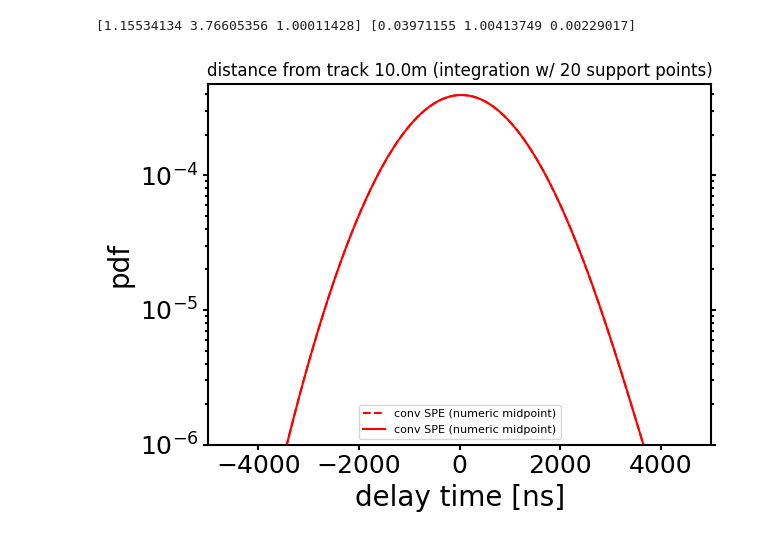
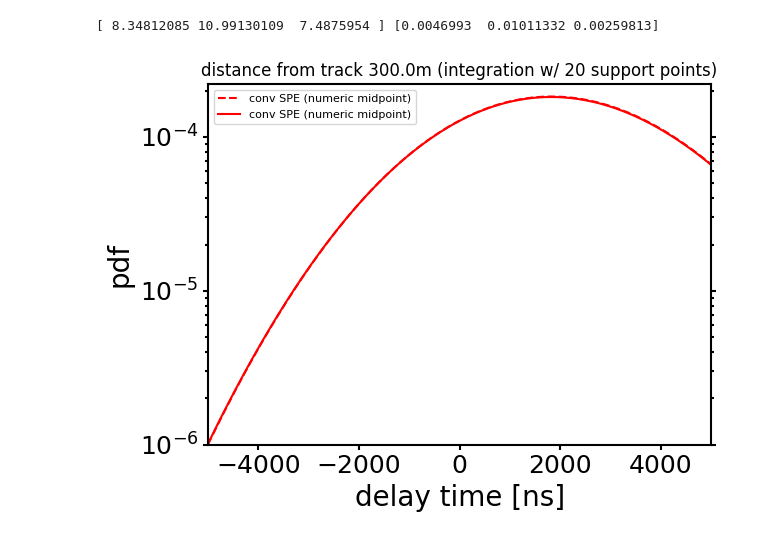
Before and after one commit to rishibbdb/TPN_DeV, a Jupyter notebook: dev/notebooks/comparing_spe_calculations_large_sigma.ipynb, the cells around one changed output. Cells and saved outputs as stored; diff of their text form; code cells hidden in the pictures.

```diff
--- a/dev/notebooks/comparing_spe_calculations_large_sigma.ipynb
+++ b/dev/notebooks/comparing_spe_calculations_large_sigma.ipynb
@@ -37,7 +37,7 @@ from jax.scipy.stats.gamma import pdf as gamma_pdf
 from jax.scipy.stats.norm import pdf as norm_pdf
 
 def c_multi_gamma_spe_prob_log(x, mix_probs, a, b, sigma=3.0):
-    nmax = 5
+    nmax = 3
     nint1 = 10
     nint2 = 15
     nint3 = 35
@@ -46,8 +46,8 @@ def c_multi_gamma_spe_prob_log(x, mix_probs, a, b, sigma=3.0):
     xmax = jnp.max(jnp.array([jnp.array(nmax * sigma), x + nmax * sigma]))
     diff = xmax-x
     xmin = jnp.max(jnp.array([jnp.array(0.0), x - diff]))
-    x_m1 = xmin + 0.02*sigma
-    x_m2 = x_m1 + 0.5*sigma
+    x_m1 = xmin + 10
+    x_m2 = x_m1 + 100
 
     # two combined the two integration regions
     xvals = jnp.concatenate([jnp.linspace(xmin, x_m1, nint1),
@@ -70,7 +70,7 @@ def c_multi_gamma_spe_prob_log(x, mix_probs, a, b, sigma=3.0):
 
 c_multi_gamma_spe_prob_log_v1d_x = jax.vmap(c_multi_gamma_spe_prob_log, (0, None, None, None, None), 0)
 # %%
-dist = 10
+dist = 300
 z = -500
 rho = 0.0
 zenith = np.pi/2
@@ -89,43 +89,43 @@ sigma = 3
 
 print(gamma_as, gamma_bs)
 # %% [output]
-[1.15534134 3.76605356 1.00011428] [0.03971155 1.00413749 0.00229017]
+[ 8.34812085 10.99130109  7.4875954 ] [0.0046993  0.01011332 0.00259813]
 # %%
 from matplotlib.pyplot import cm
 
 fig, ax = plt.subplots()
 xvals = np.linspace(-5000, 5000, 100000)
 
 y_max = 0
 
 
 #ys = convolved_spe_v1d_x(xvals, mix_probs, g_a, g_b, jnp.array(70.0))
 #plt.plot(xvals, ys, label=f'conv SPE (hyp1f1 + approx)', color='black', linestyle='solid')
 #y_max = np.amax([y_max, np.amax(ys)])
 
-ys = convolved_spe_numeric_v1d_x(xvals, mix_probs, g_a, g_b, jnp.array(1000.0))
+ys = convolved_spe_numeric_v1d_x(xvals, mix_probs, g_a, g_b, jnp.array(2000.0))
 plt.plot(xvals, ys, label=f'conv SPE (numeric midpoint)', color='red', linestyle='dashed')
 y_max = np.amax([y_max, np.amax(ys)])
 
-ys = c_multi_gamma_spe_prob_log_v1d_x(xvals, mix_probs, g_a, g_b, jnp.array(1000.0))
+ys = c_multi_gamma_spe_prob_log_v1d_x(xvals, mix_probs, g_a, g_b, jnp.array(2000.0))
 plt.plot(xvals, ys, label=f'conv SPE (numeric midpoint)', color='red', linestyle='solid')
 y_max = np.amax([y_max, np.amax(ys)])
 
 plot_args = {'xlim':[-5000, 5000],
                      'ylim':[1.e-6, 1.2*y_max],
                      'xlabel':'delay time [ns]',
                      'ylabel':'pdf'}
 
 
 adjust_plot_1d(fig, ax, plot_args=plot_args)
 
 plt.yscale('log')
 plt.title(f"distance from track {dist:.1f}m (integration w/ 20 support points)")
 plt.tight_layout()
 plt.legend(fontsize=8)
 plt.show()
 # %% [output]
-[figure, old version]
+[figure, new version]
 # %%
 %timeit convolved_spe_v1d_x(xvals, mix_probs, g_a, g_b, jnp.array(3.0))
 # %% [output]
```
Also changed, not shown: parts of 3 cells of this notebook, 6 other files.
